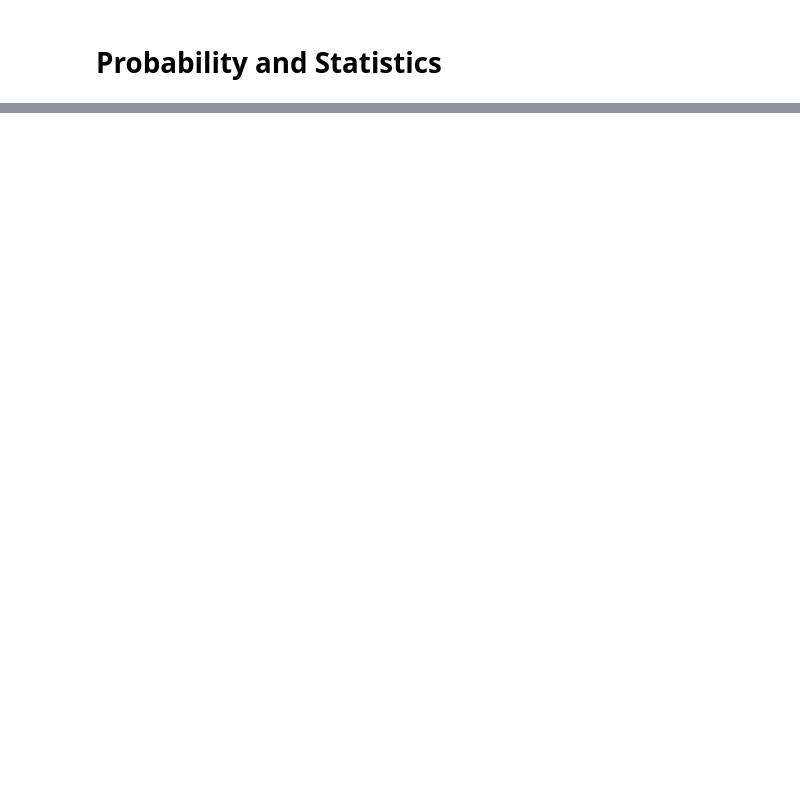
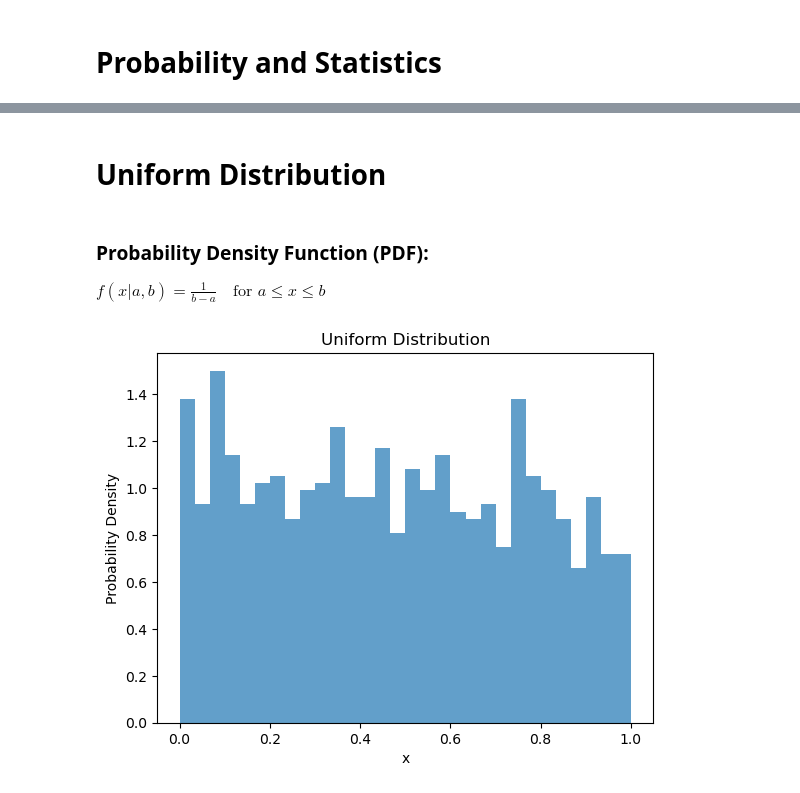
Before and after one commit to lotlouischoitslab/Computational_Transportation_Science, a Jupyter notebook: 00Transportation_Intro/01Louis_Python_Notes.ipynb, the cells around one changed output, grey strips where cells are left out. Drawn from its saved outputs; the diff is of its cells as text; code cells hidden in the pictures; blank space fills up the shorter version.

```diff
--- a/00Transportation_Intro/01Louis_Python_Notes.ipynb
+++ b/00Transportation_Intro/01Louis_Python_Notes.ipynb
@@ -507,0 +704,21 @@ fig = sns.barplot(x='eventNames', y='probabilities', data=df)
+# %% [markdown]
+# Uniform Distribution
+# %% [markdown]
+### Probability Density Function (PDF):
+
+$ f(x|a,b) = \frac{1}{b-a} \quad \text{for } a \leq x \leq b $
+# %%
+from scipy.stats import uniform
+import matplotlib.pyplot as plt
+
+# Generate random samples from a uniform distribution
+samples = uniform.rvs(size=1000)
+
+# Plot a histogram of the samples
+plt.hist(samples, bins=30, density=True, alpha=0.7)
+plt.xlabel('x')
+plt.ylabel('Probability Density')
+plt.title('Uniform Distribution')
+plt.show()
+# %% [output]
+[figure, added]
```
Also changed, not shown: parts of 125 cells of this notebook, 1 other file.
